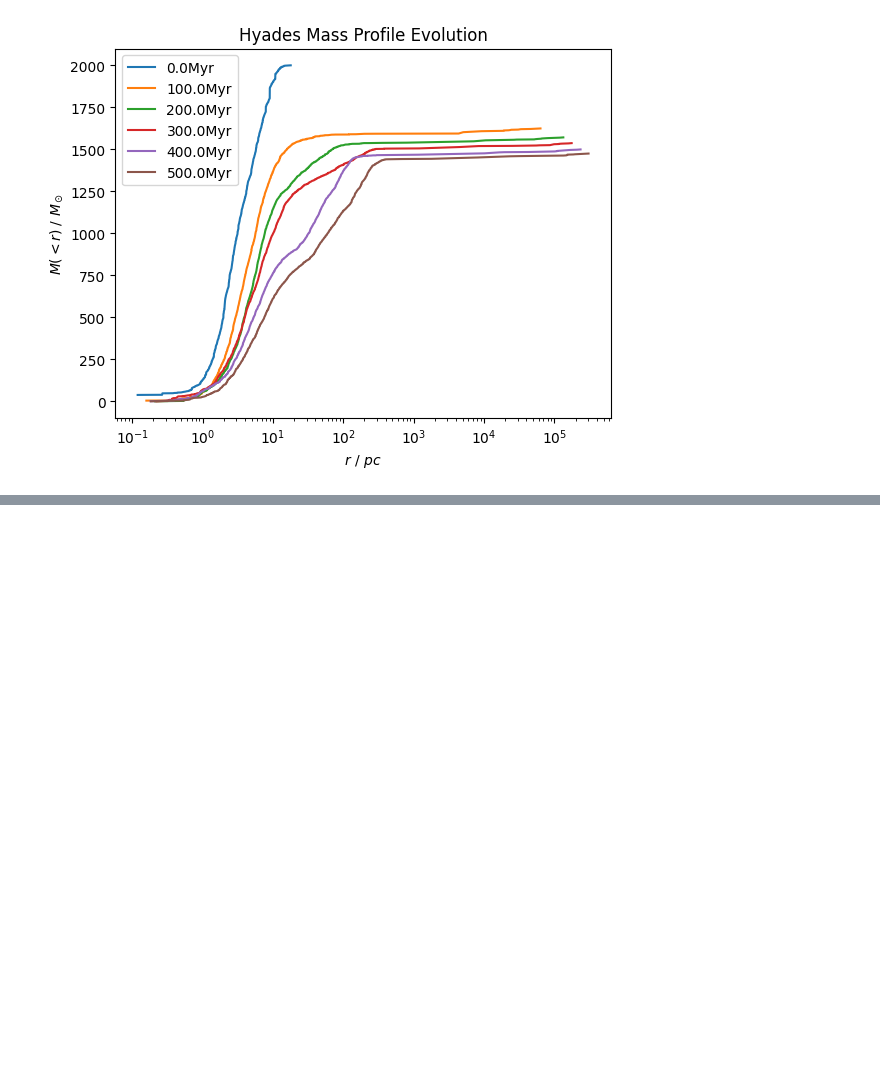
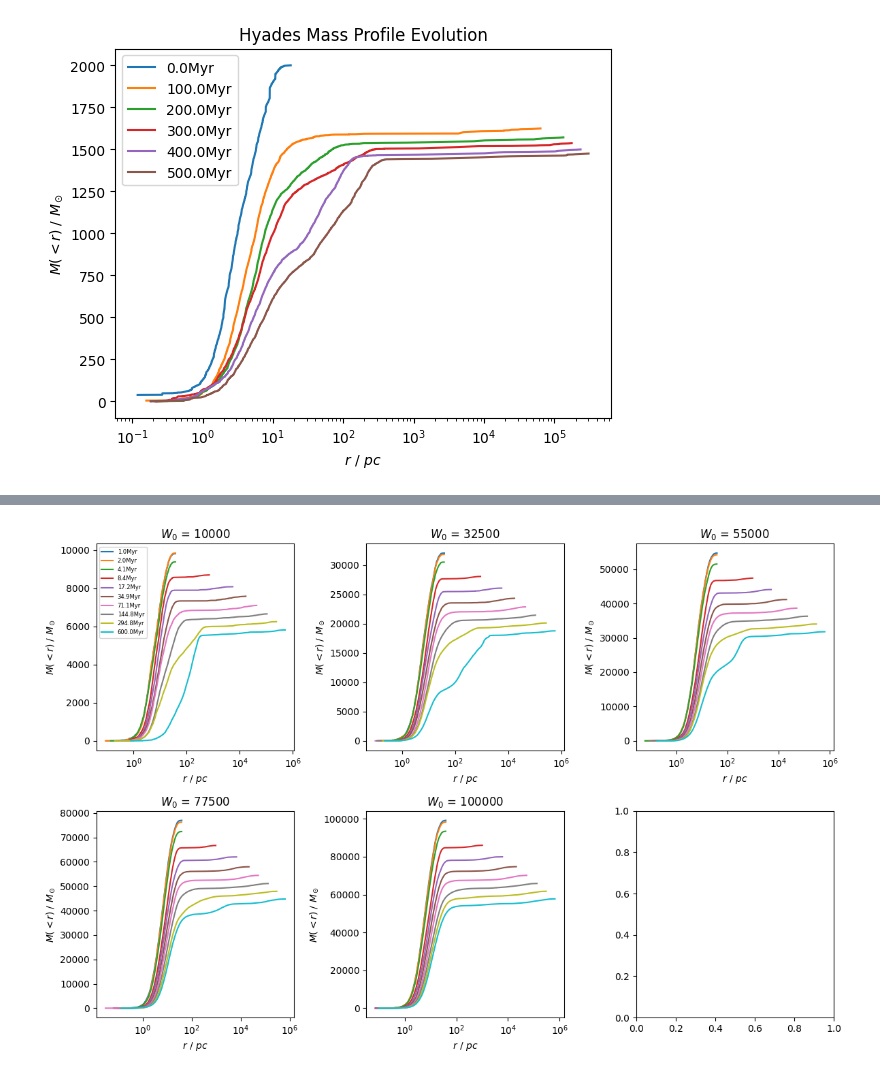
Before and after one commit to RSPicken2/stellar-streams, a Jupyter notebook: MassProfileAnalysis.ipynb, the cells around one changed output, grey strips where cells are left out. Drawn from its saved outputs; the diff is of its cells as text; code cells hidden in the pictures; blank space fills up the shorter version.

```diff
--- a/MassProfileAnalysis.ipynb
+++ b/MassProfileAnalysis.ipynb
@@ -268,0 +269,19 @@ plt.show()
+# %%
+times = np.logspace(np.log10(1), np.log10(600), num=10)
+experiment_path = source + '/Mass'
+
+runs_data = get_runs_data(experiment_path, times)
+
+runs_mass_profiles = find_mass_profiles_experiment(runs_data)
+# %%
+ncols = 3
+nrows = int(np.ceil(len(runs_data) / ncols))
+fig, axes = plt.subplots(nrows, ncols, figsize=(12, 4*nrows))
+
+plot_mass_profiles(fig, axes, runs_mass_profiles, titlehead=r'$W_0$ = ')
+
+axes[0][0].legend(fontsize=6)
+plt.tight_layout()
+plt.show()
+# %% [output]
+[figure, added]
```
Also changed, not shown: parts of 6 cells of this notebook, 3 other files.
